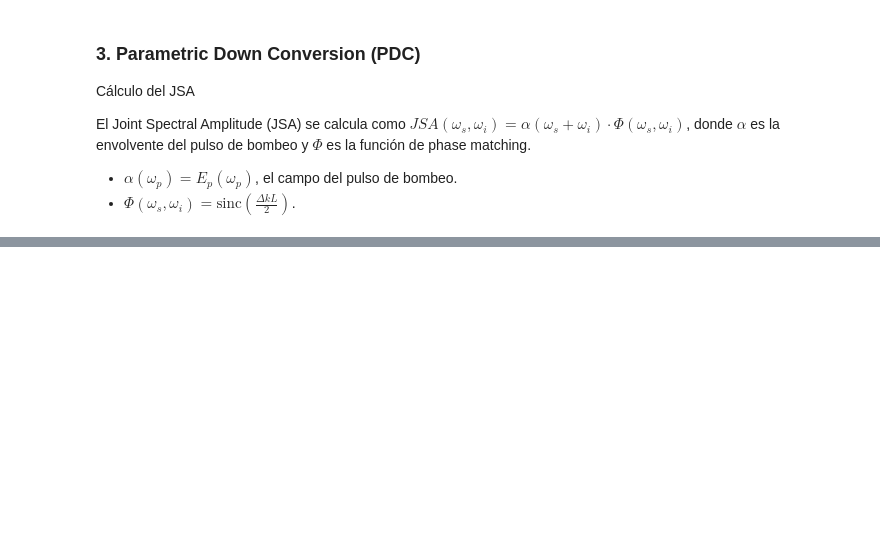
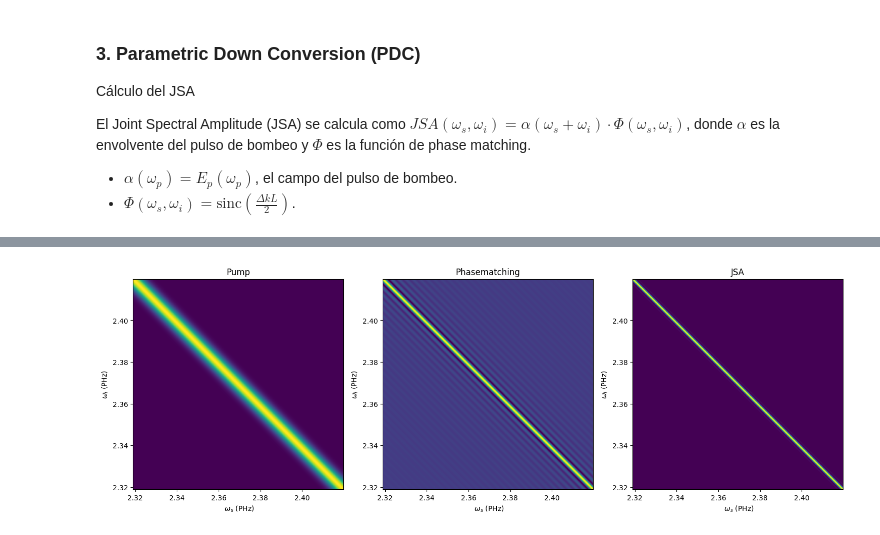
Before and after one commit to jusrojasrod/SHG-and-PDC-simulation, a Jupyter notebook: notebooks/simulaciones/Parametric_Down_Conversion.ipynb, the cells around one changed output, grey strips where cells are left out. Cells and saved outputs as stored; diff of their text form; code cells hidden in the pictures; blank space fills up the shorter version.

```diff
--- a/notebooks/simulaciones/Parametric_Down_Conversion.ipynb
+++ b/notebooks/simulaciones/Parametric_Down_Conversion.ipynb
@@ -296,0 +341,45 @@ JSA = alpha_2omega * pmf_no_qpm
+# %%
+# Interpolador para pmf_no_QPM(omega_p)
+interp_pmf_no_QPM = interp1d(omega_p, pmf_no_QPM, kind='linear', fill_value=0, bounds_error=False)
+
+omega_range = omega_p / 2
+
+# Crear malla 2D para omega_s y omega_i
+omega_s, omega_i = np.meshgrid(omega_range, omega_range)
+
+# Calcular omega_p = omega_s + omega_i
+omega_p_mesh = omega_s + omega_i
+
+# Evaluar alpha_p en la malla usando interpolación
+pmf_no_QPM_mesh = interp_pmf_no_QPM(omega_p_mesh)
+# %%
+JSA = alpha_p_mesh * pmf_no_QPM_mesh
+JSA_intensity = np.abs(JSA)**2
+
+JSA_normalized = JSA / np.max(np.abs(JSA))
+# %%
+# --- Visualización Comparativa entrada y salida---
+fig1, axs = plt.subplots(1,3,figsize=(15,5))
+
+axs[0].pcolormesh(omega_range, omega_range, alpha_p_mesh, cmap='viridis', shading='auto')
+axs[0].set_xlabel(r' $\omega_s$ (PHz)')
+axs[0].set_ylabel(r'$\omega_i$ (PHz)')
+axs[0].set_title('Pump')
+axs[0].set_aspect('equal')
+
+axs[1].pcolormesh(omega_range, omega_range, pmf_no_QPM_mesh, cmap='viridis', shading='auto')
+axs[1].set_xlabel(r' $\omega_s$ (PHz)')
+axs[1].set_ylabel(r'$\omega_i$ (PHz)')
+axs[1].set_title('Phasematching')
+axs[1].set_aspect('equal')
+
+axs[2].pcolormesh(omega_range, omega_range, JSA_intensity , cmap='viridis', shading='auto')
+axs[2].set_xlabel(r' $\omega_s$ (PHz)')
+axs[2].set_ylabel(r'$\omega_i$ (PHz)')
+axs[2].set_title('JSA')
+axs[2].set_aspect('equal')
+
+plt.tight_layout()
+plt.show()
+# %% [output]
+[figure, added]
```
Also changed, not shown: parts of 7 cells of this notebook.
